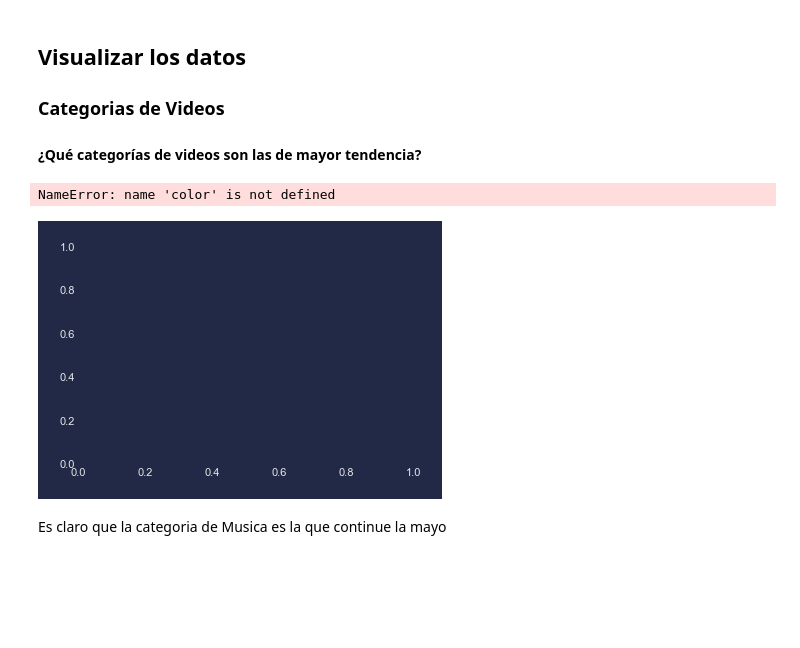
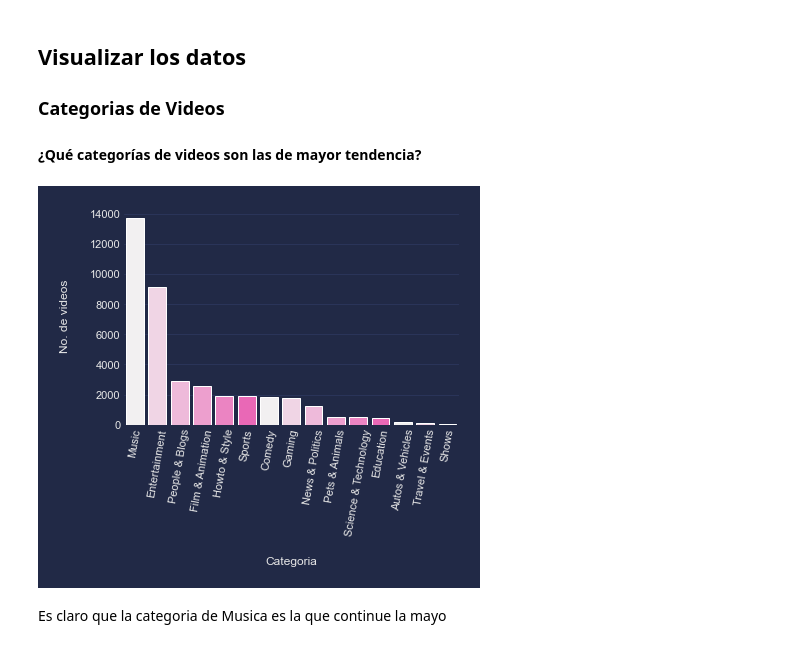
Before and after one commit to thavs-college-repos/eb-2022-1-cc51, a Jupyter notebook: main.ipynb, the cells around one changed output. Saved outputs shown, nothing was run; the diff lists cells and outputs as text; code cells hidden in the pictures; blank space fills up the shorter version.

Commit message:
C00 | Palette color

```diff
--- a/main.ipynb
+++ b/main.ipynb
@@ -136,14 +136,14 @@ df['trending_date'] = pd.to_datetime(df['trending_date'], format='%y.%d.%M').dt.
 # %%
 cdf = df["category_name"].value_counts().to_frame().reset_index()
 cdf.rename(columns={"index": "category_name", "category_name": "No_of_videos"}, inplace=True)
 
 fig, ax = plt.subplots()
+_ = ax.grid(color='#2A3459')
 _ = sns.barplot(x="category_name", y="No_of_videos", data=cdf,
-                palette=sns.cubehelix_palette(n_colors=colors, reverse=True), ax=ax)
+                palette=sns.color_palette("light:#FE53BB"), ax=ax)
 _ = ax.set_xticklabels(ax.get_xticklabels(), rotation=80)
 _ = ax.set(xlabel="Categoria", ylabel="No. de videos")
 # %% [output]
-NameError: name 'color' is not defined
-[figure, old version]
+[figure, new version]
 # %% [markdown]
 Es claro que la categoria de Musica es la que continue la mayo
```
